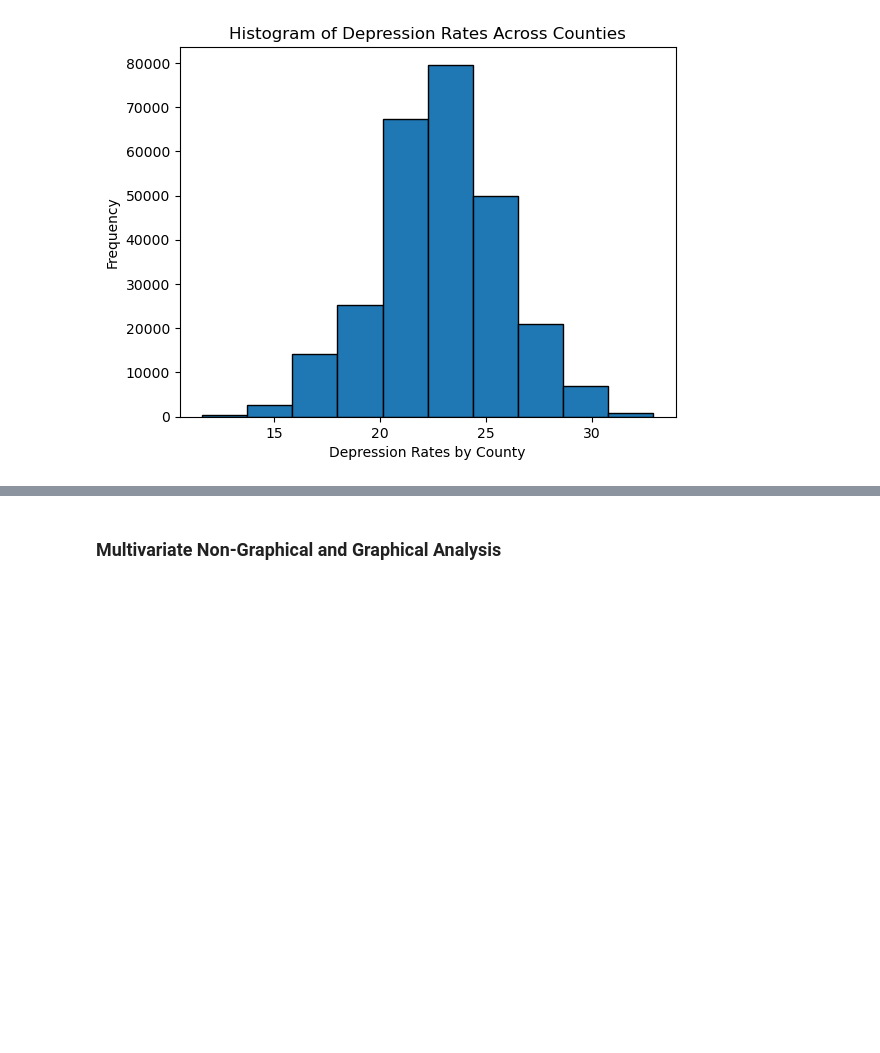
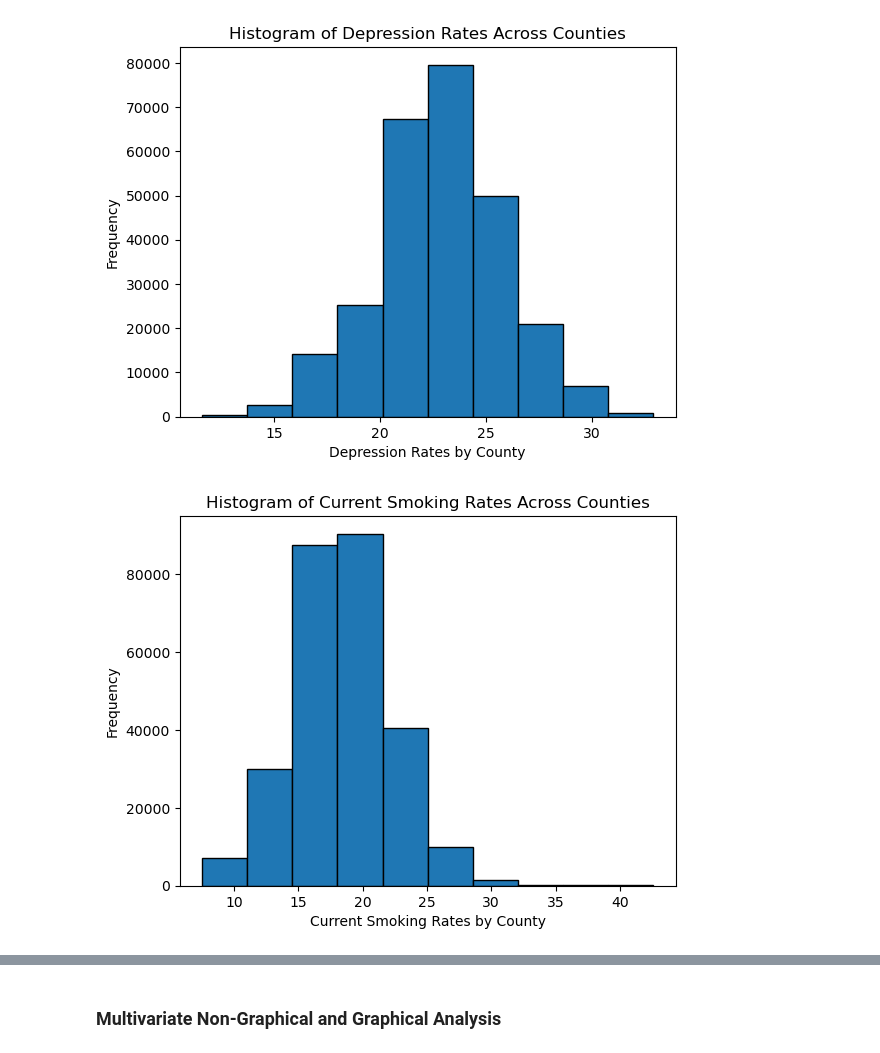
Before and after one commit to shailja-somani-0/ADS-599-Capstone, a Jupyter notebook: Code_Library/2_EDA.ipynb, the cells around one changed output, grey strips where cells are left out. Drawn from its saved outputs; the diff is of its cells as text; code cells hidden in the pictures; blank space fills up the shorter version.

Commit message:
add new histograms for outlier features

```diff
--- a/Code_Library/2_EDA.ipynb
+++ b/Code_Library/2_EDA.ipynb
@@ -133,3 +133,11 @@ plt.ylabel('Frequency')
 plt.show()
 # %% [output]
 [figure]
+# %%
+plt.hist(df['Current Smoking'], bins=10, edgecolor='k')
+plt.title('Histogram of Current Smoking Rates Across Counties')
+plt.xlabel('Current Smoking Rates by County')
+plt.ylabel('Frequency')
+plt.show()
+# %% [output]
+[figure, added]
```
Also changed, not shown: parts of 5 cells of this notebook.
